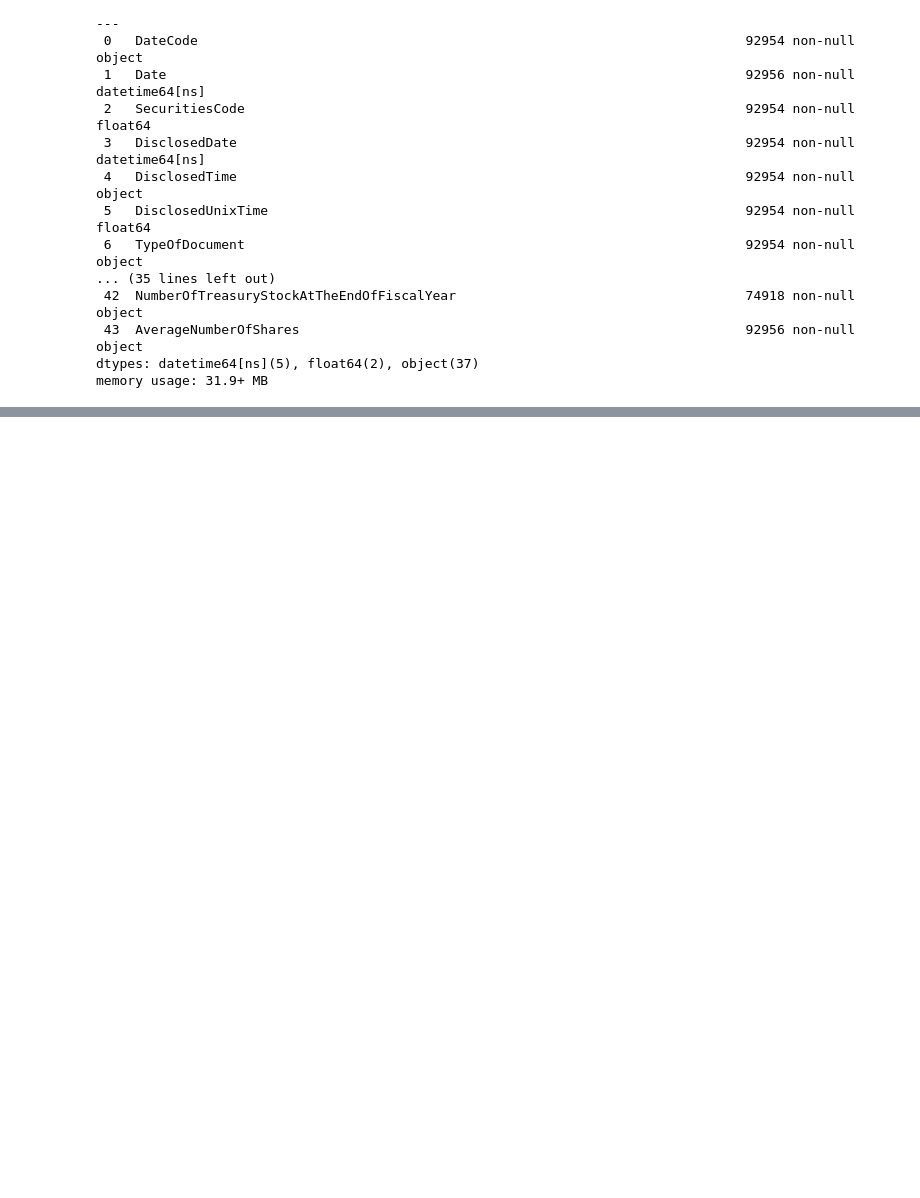
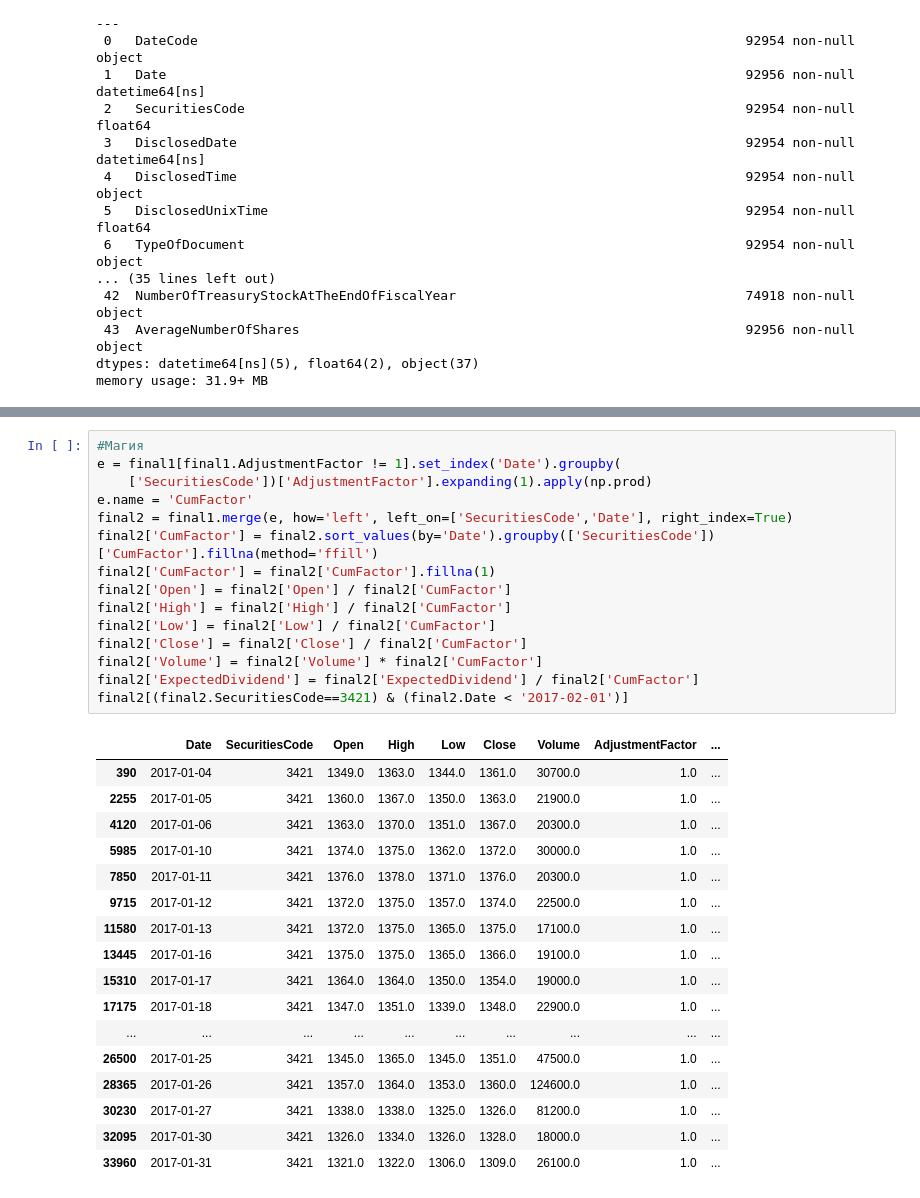
Before and after one commit to vasilyevdmitry14/JPX, a Jupyter notebook: main.ipynb, the cells around one changed output, grey strips where cells are left out. Drawn from its saved outputs; the diff is of its cells as text; blank space fills up the shorter version.

```diff
--- a/main.ipynb
+++ b/main.ipynb
@@ -198,2 +194,35 @@ final1[(final1.SecuritiesCode == 6861) & (final1.Date < '2017-02-01')]
+# %%
+#Магия
+e = final1[final1.AdjustmentFactor != 1].set_index('Date').groupby(
+    ['SecuritiesCode'])['AdjustmentFactor'].expanding(1).apply(np.prod)
+e.name = 'CumFactor'
+final2 = final1.merge(e, how='left', left_on=['SecuritiesCode','Date'], right_index=True)
+final2['CumFactor'] = final2.sort_values(by='Date').groupby(['SecuritiesCode'])['CumFactor'].fillna(method='ffill')
+final2['CumFactor'] = final2['CumFactor'].fillna(1)
+final2['Open'] = final2['Open'] / final2['CumFactor']
+final2['High'] = final2['High'] / final2['CumFactor']
+final2['Low'] = final2['Low'] / final2['CumFactor']
+final2['Close'] = final2['Close'] / final2['CumFactor']
+final2['Volume'] = final2['Volume'] * final2['CumFactor']
+final2['ExpectedDividend'] = final2['ExpectedDividend'] / final2['CumFactor']
+final2[(final2.SecuritiesCode==3421) & (final2.Date < '2017-02-01')]
+# %% [output]
+|  | Date | SecuritiesCode | Open | High | Low | Close | Volume | AdjustmentFactor | ... |
+| 390 | 2017-01-04 | 3421 | 1349.0 | 1363.0 | 1344.0 | 1361.0 | 30700.0 | 1.0 | ... |
+| 2255 | 2017-01-05 | 3421 | 1360.0 | 1367.0 | 1350.0 | 1363.0 | 21900.0 | 1.0 | ... |
+| 4120 | 2017-01-06 | 3421 | 1363.0 | 1370.0 | 1351.0 | 1367.0 | 20300.0 | 1.0 | ... |
+| 5985 | 2017-01-10 | 3421 | 1374.0 | 1375.0 | 1362.0 | 1372.0 | 30000.0 | 1.0 | ... |
+| 7850 | 2017-01-11 | 3421 | 1376.0 | 1378.0 | 1371.0 | 1376.0 | 20300.0 | 1.0 | ... |
+| 9715 | 2017-01-12 | 3421 | 1372.0 | 1375.0 | 1357.0 | 1374.0 | 22500.0 | 1.0 | ... |
+| 11580 | 2017-01-13 | 3421 | 1372.0 | 1375.0 | 1365.0 | 1375.0 | 17100.0 | 1.0 | ... |
+| 13445 | 2017-01-16 | 3421 | 1375.0 | 1375.0 | 1365.0 | 1366.0 | 19100.0 | 1.0 | ... |
+| 15310 | 2017-01-17 | 3421 | 1364.0 | 1364.0 | 1350.0 | 1354.0 | 19000.0 | 1.0 | ... |
+| 17175 | 2017-01-18 | 3421 | 1347.0 | 1351.0 | 1339.0 | 1348.0 | 22900.0 | 1.0 | ... |
+| ... | ... | ... | ... | ... | ... | ... | ... | ... | ... |
+| 26500 | 2017-01-25 | 3421 | 1345.0 | 1365.0 | 1345.0 | 1351.0 | 47500.0 | 1.0 | ... |
+| 28365 | 2017-01-26 | 3421 | 1357.0 | 1364.0 | 1353.0 | 1360.0 | 124600.0 | 1.0 | ... |
+| 30230 | 2017-01-27 | 3421 | 1338.0 | 1338.0 | 1325.0 | 1326.0 | 81200.0 | 1.0 | ... |
+| 32095 | 2017-01-30 | 3421 | 1326.0 | 1334.0 | 1326.0 | 1328.0 | 18000.0 | 1.0 | ... |
+| 33960 | 2017-01-31 | 3421 | 1321.0 | 1322.0 | 1306.0 | 1309.0 | 26100.0 | 1.0 | ... |
 # %%
 #Скользящее среднее за 50 дней
```
Also changed, not shown: parts of 7 cells of this notebook.
